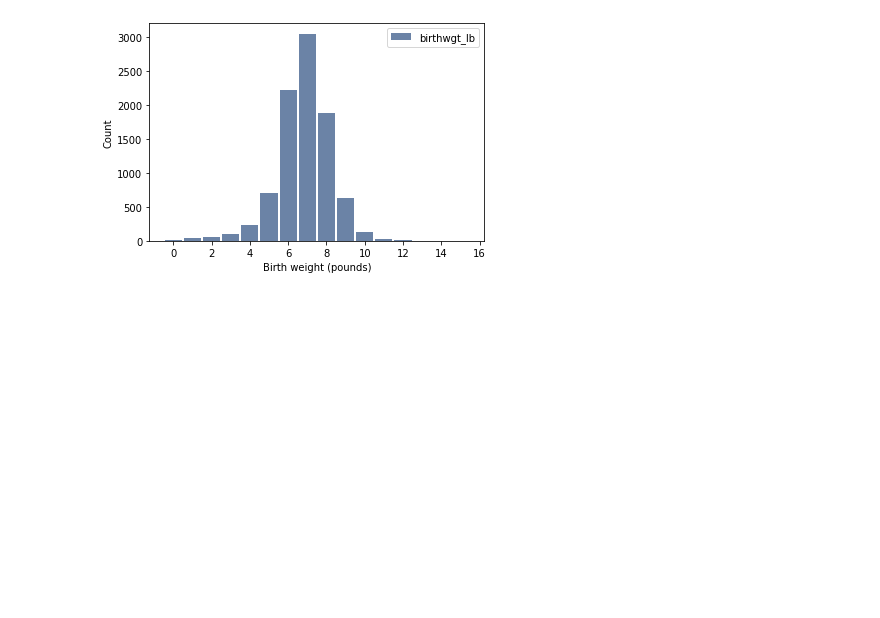
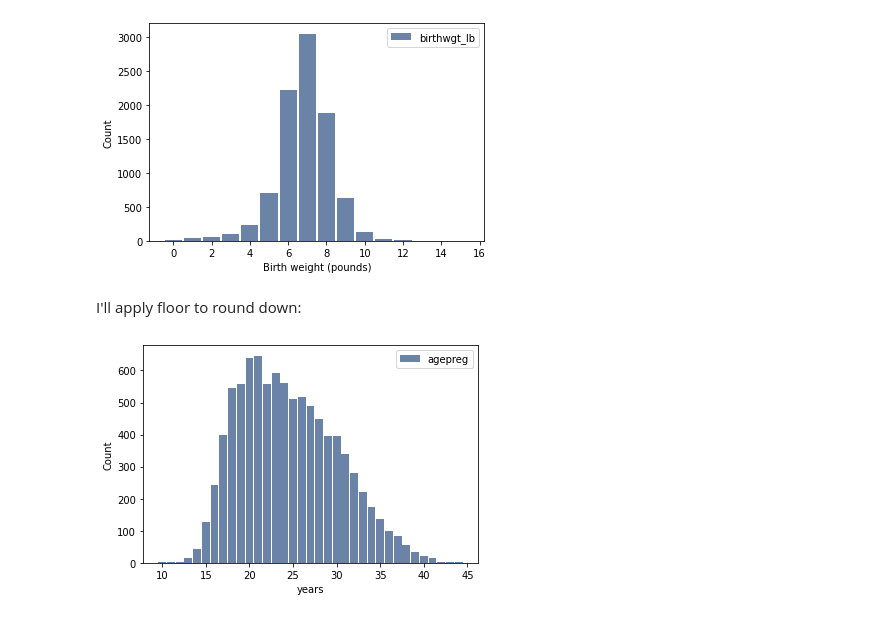
Before and after one commit to nisha1365/THINKSTATSBOOK, a Jupyter notebook: Chapter_2.ipynb, the cells around one changed output. Saved outputs shown, nothing was run; the diff lists cells and outputs as text; code cells hidden in the pictures; blank space fills up the shorter version.

```diff
--- a/Chapter_2.ipynb
+++ b/Chapter_2.ipynb
@@ -128,3 +128,13 @@ thinkplot.Hist(hist)
 thinkplot.Config(xlabel='Birth weight (pounds)', ylabel='Count')
 # %% [output]
 [figure]
+# %% [markdown]
+I'll apply floor to round down:
+# %%
+ages = np.floor(live.agepreg)
+# %%
+hist = thinkstats2.Hist(ages, label='agepreg')
+thinkplot.Hist(hist)
+thinkplot.Config(xlabel='years', ylabel='Count')
+# %% [output]
+[figure, added]
```
Also changed, not shown: parts of 43 cells of this notebook.
